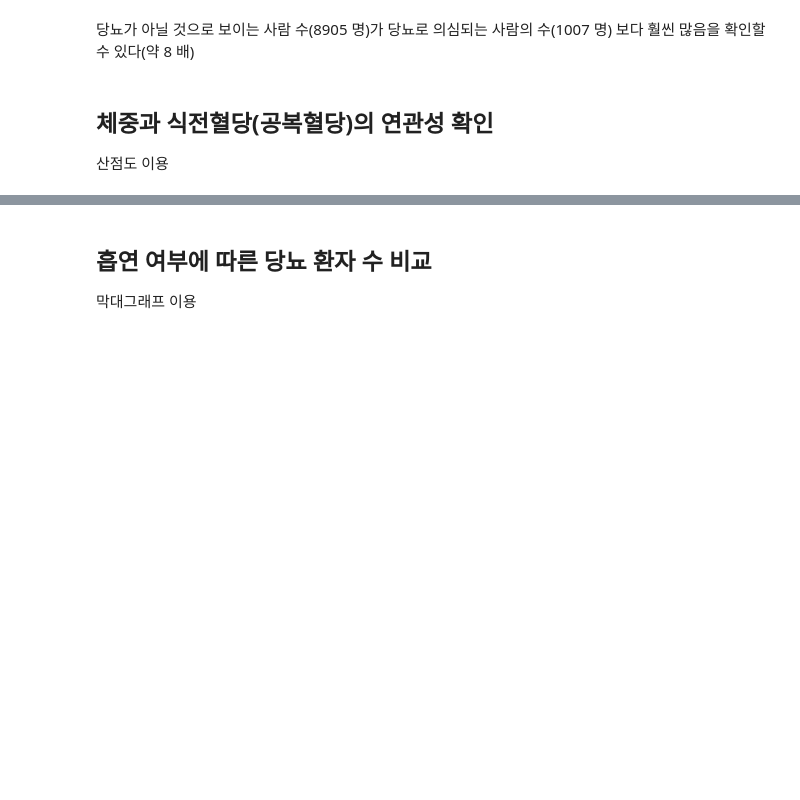
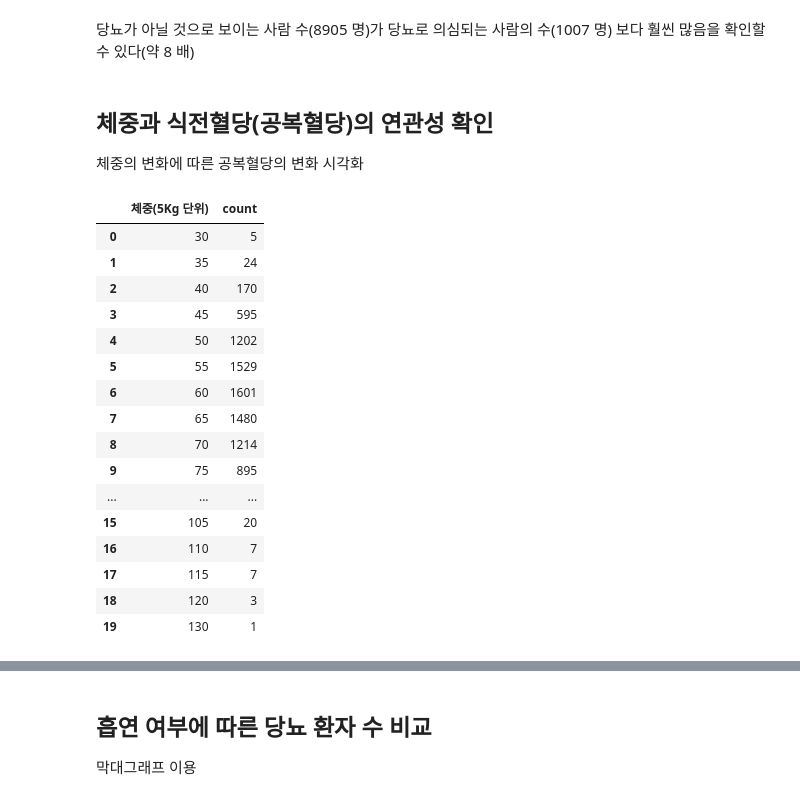
Before and after one commit to Yang-Hyeon-Seo/IT-Business-2022, a Jupyter notebook: EDA2020medical_checkup.ipynb, the cells around one changed output, grey strips where cells are left out. Cells and saved outputs as stored; diff of their text form; code cells hidden in the pictures; blank space fills up the shorter version.

```diff
--- a/EDA2020medical_checkup.ipynb
+++ b/EDA2020medical_checkup.ipynb
@@ -158,4 +158,25 @@ sns.barplot(data = df_dia, x = 'diabetes', y = 'count')
 당뇨가 아닐 것으로 보이는 사람 수(8905 명)가 당뇨로 의심되는 사람의 수(1007 명) 보다 훨씬 많음을 확인할 수 있다(약 8 배)
 # %% [markdown]
 ## 체중과 식전혈당(공복혈당)의 연관성 확인
-산점도 이용
+체중의 변화에 따른 공복혈당의 변화 시각화
+# %%
+df_weight = data_dropNA.groupby('체중(5Kg 단위)' , as_index = False).agg( count = ('체중(5Kg 단위)', 'count'))
+df_weight
+# %% [output]
+|  | 체중(5Kg 단위) | count |
+| 0 | 30 | 5 |
+| 1 | 35 | 24 |
+| 2 | 40 | 170 |
+| 3 | 45 | 595 |
+| 4 | 50 | 1202 |
+| 5 | 55 | 1529 |
+| 6 | 60 | 1601 |
+| 7 | 65 | 1480 |
+| 8 | 70 | 1214 |
+| 9 | 75 | 895 |
+| ... | ... | ... |
+| 15 | 105 | 20 |
+| 16 | 110 | 7 |
+| 17 | 115 | 7 |
+| 18 | 120 | 3 |
+| 19 | 130 | 1 |
```
Also changed, not shown: parts of 7 cells of this notebook.
